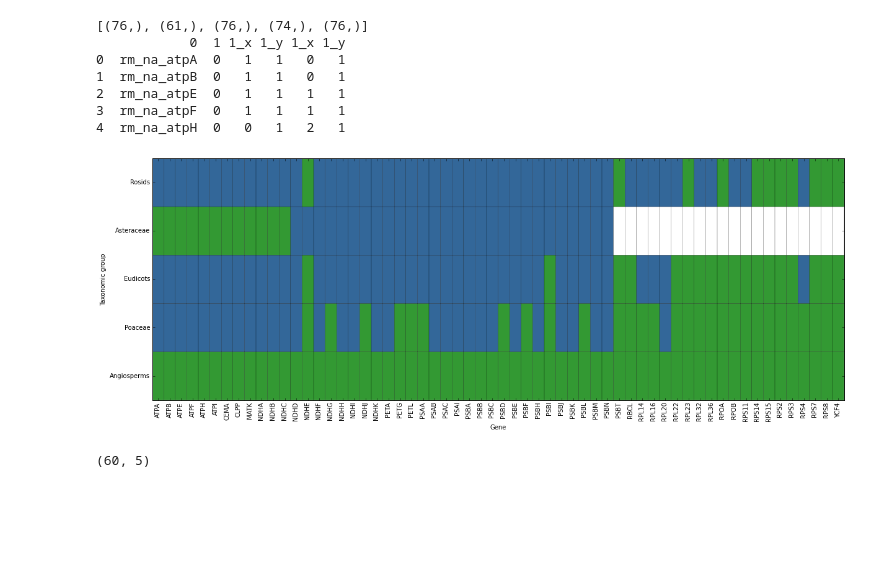
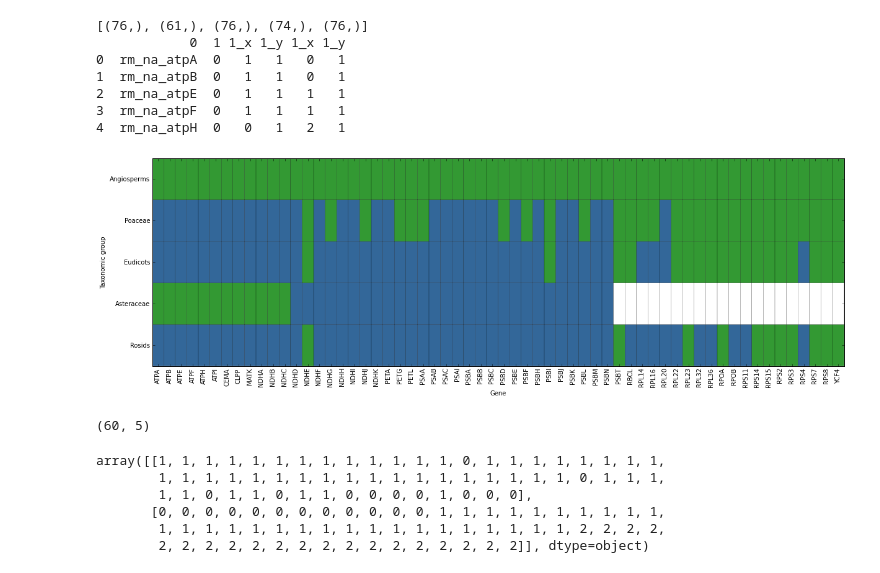
Before and after one commit to sebastianduchene/pacemaker_clustering_methods, a Jupyter notebook: Untitled0.ipynb, the cells around one changed output. Cells and saved outputs as stored; diff of their text form; code cells hidden in the pictures; blank space fills up the shorter version.

Commit message:
updated paper figures

```diff
--- a/Untitled0.ipynb
+++ b/Untitled0.ipynb
@@ -14,7 +14,7 @@ import scipy.stats as sc
 from GMM_trees import *
 import itertools
 %pylab inline
-pylab.rcParams['figure.figsize'] = (20, 7)
+pylab.rcParams['figure.figsize'] = (20, 6)
 # %% [output]
 Populating the interactive namespace from numpy and matplotlib
 WARNING: pylab import has clobbered these variables: ['pylab']
@@ -268,18 +268,27 @@ temp2.ix[:, 1] = [44, 5, 7]
 # %%
 h_dat = np.array(merged_clusters.ix[:,1:])
 h_dat.astype(float)
 h_dat
 gene_names_plot = [re.sub('rm_na_', '', i).upper() for i in merged_clusters.ix[:, 0]]
-plt.pcolor(h_dat[h_dat[:, 3].argsort(), :].transpose().astype(float), edgecolors = 'k', cmap=plt.cm.ocean, alpha = 0.8)
+plt.pcolor(h_dat[h_dat[:, 3].argsort(), :].transpose().astype(float)[[4, 3, 2, 1, 0], :], edgecolors = 'k', cmap=plt.cm.ocean, alpha = 0.8)
 plt.xticks(np.arange(0.5, 60, 1), gene_names_plot, rotation = 90)
-plt.yticks(np.arange(0.5, 5.5, 1), ['Angiosperms', 'Poaceae', 'Eudicots', 'Asteraceae', 'Rosids'])
+plt.yticks(np.arange(0.5, 5.5, 1), ['Rosids', 'Asteraceae', 'Eudicots', 'Poaceae', 'Angiosperms'])
 plt.ylabel('Taxonomic group')
 plt.xlabel('Gene')
 plt.savefig('figure_2.pdf')
 # %% [output]
-[figure, old version]
+[figure, new version]
 # %%
 plt.xticks()
 h_dat.shape
 # %% [output]
 (60, 5)
+# %%
+h_dat[h_dat[:, 3].argsort(), 3:].transpose()[[1, 0], :]
+# %% [output]
+array([[1, 1, 1, 1, 1, 1, 1, 1, 1, 1, 1, 1, 1, 0, 1, 1, 1, 1, 1, 1, 1, 1,
+        1, 1, 1, 1, 1, 1, 1, 1, 1, 1, 1, 1, 1, 1, 1, 1, 1, 1, 0, 1, 1, 1,
+        1, 1, 0, 1, 1, 0, 1, 1, 0, 0, 0, 0, 1, 0, 0, 0],
+       [0, 0, 0, 0, 0, 0, 0, 0, 0, 0, 0, 0, 1, 1, 1, 1, 1, 1, 1, 1, 1, 1,
+        1, 1, 1, 1, 1, 1, 1, 1, 1, 1, 1, 1, 1, 1, 1, 1, 1, 1, 2, 2, 2, 2,
+        2, 2, 2, 2, 2, 2, 2, 2, 2, 2, 2, 2, 2, 2, 2, 2]], dtype=object)
```
Also changed, not shown: 1 other file.
